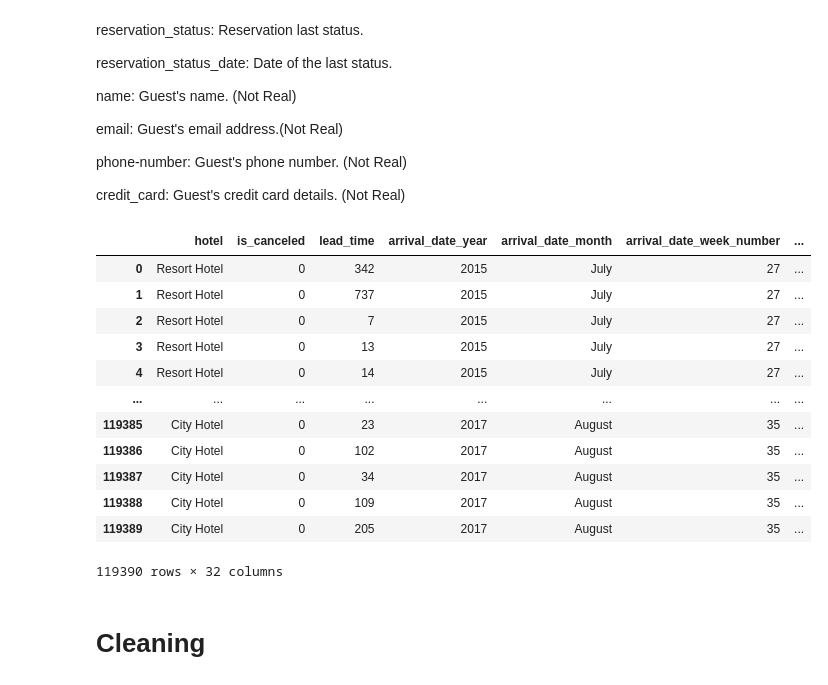
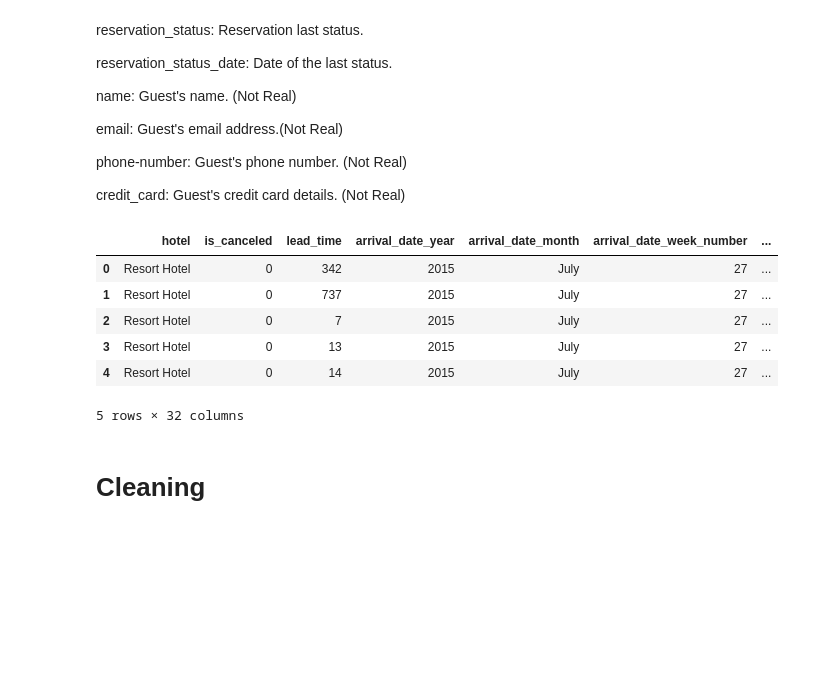
Before and after one commit to Augustin0412/projet_poster_M2, a Jupyter notebook: Python/Analyse1.ipynb, the cells around one changed output. Saved outputs shown, nothing was run; the diff lists cells and outputs as text; code cells hidden in the pictures; blank space fills up the shorter version.

```diff
--- a/Python/Analyse1.ipynb
+++ b/Python/Analyse1.ipynb
@@ -80,21 +80,15 @@ import warnings
 warnings.filterwarnings("ignore")
 # %%
 df = pd.read_csv("../hotel_bookings.csv", sep=",")
-df
+df.head()
 # %% [output]
 |  | hotel | is_canceled | lead_time | arrival_date_year | arrival_date_month | arrival_date_week_number | ... |
 | 0 | Resort Hotel | 0 | 342 | 2015 | July | 27 | ... |
 | 1 | Resort Hotel | 0 | 737 | 2015 | July | 27 | ... |
 | 2 | Resort Hotel | 0 | 7 | 2015 | July | 27 | ... |
 | 3 | Resort Hotel | 0 | 13 | 2015 | July | 27 | ... |
 | 4 | Resort Hotel | 0 | 14 | 2015 | July | 27 | ... |
-| ... | ... | ... | ... | ... | ... | ... | ... |
-| 119385 | City Hotel | 0 | 23 | 2017 | August | 35 | ... |
-| 119386 | City Hotel | 0 | 102 | 2017 | August | 35 | ... |
-| 119387 | City Hotel | 0 | 34 | 2017 | August | 35 | ... |
-| 119388 | City Hotel | 0 | 109 | 2017 | August | 35 | ... |
-| 119389 | City Hotel | 0 | 205 | 2017 | August | 35 | ... |
-119390 rows × 32 columns
+5 rows × 32 columns
 # %% [markdown]
 # Cleaning
 # %% [markdown]
```
Also changed, not shown: parts of 12 cells of this notebook.
